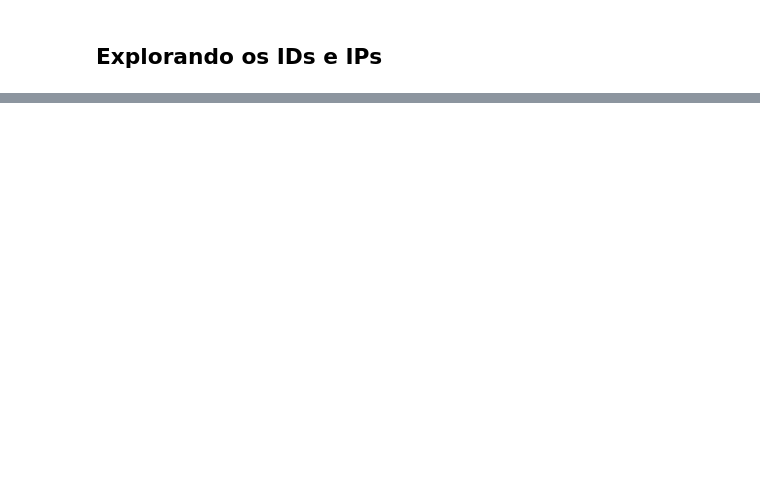
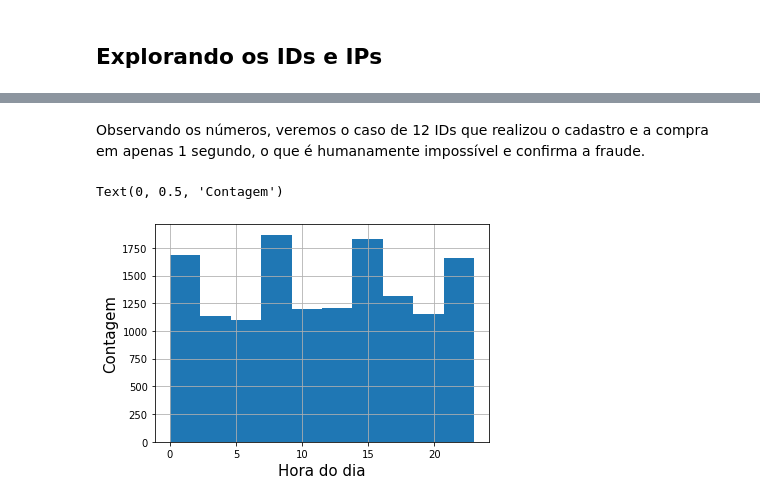
Before and after one commit to marcelogbrito/machine-learning-negocios, a Jupyter notebook: DeteccaoFraudes.ipynb, the cells around one changed output, grey strips where cells are left out. Drawn from its saved outputs; the diff is of its cells as text; code cells hidden in the pictures; blank space fills up the shorter version.

```diff
--- a/DeteccaoFraudes.ipynb
+++ b/DeteccaoFraudes.ipynb
@@ -286,0 +352,9 @@ tmp_df["id_por_ip"] = fraudes.ip.apply(lambda x: userid_count2[x])
+# %% [markdown]
+Observando os números, veremos o caso de 12 IDs que realizou o cadastro e a compra em apenas 1 segundo, o que é humanamente impossível e confirma a fraude.
+# %%
+tmp_df[tmp_df["fraude"] == 1].cadastro.apply(lambda x: x.hour).hist()
+plt.xlabel("Hora do dia", fontsize=15)
+plt.ylabel("Contagem", fontsize=15)
+# %% [output]
+Text(0, 0.5, 'Contagem')
+[figure, added]
```
Also changed, not shown: parts of 38 cells of this notebook.
